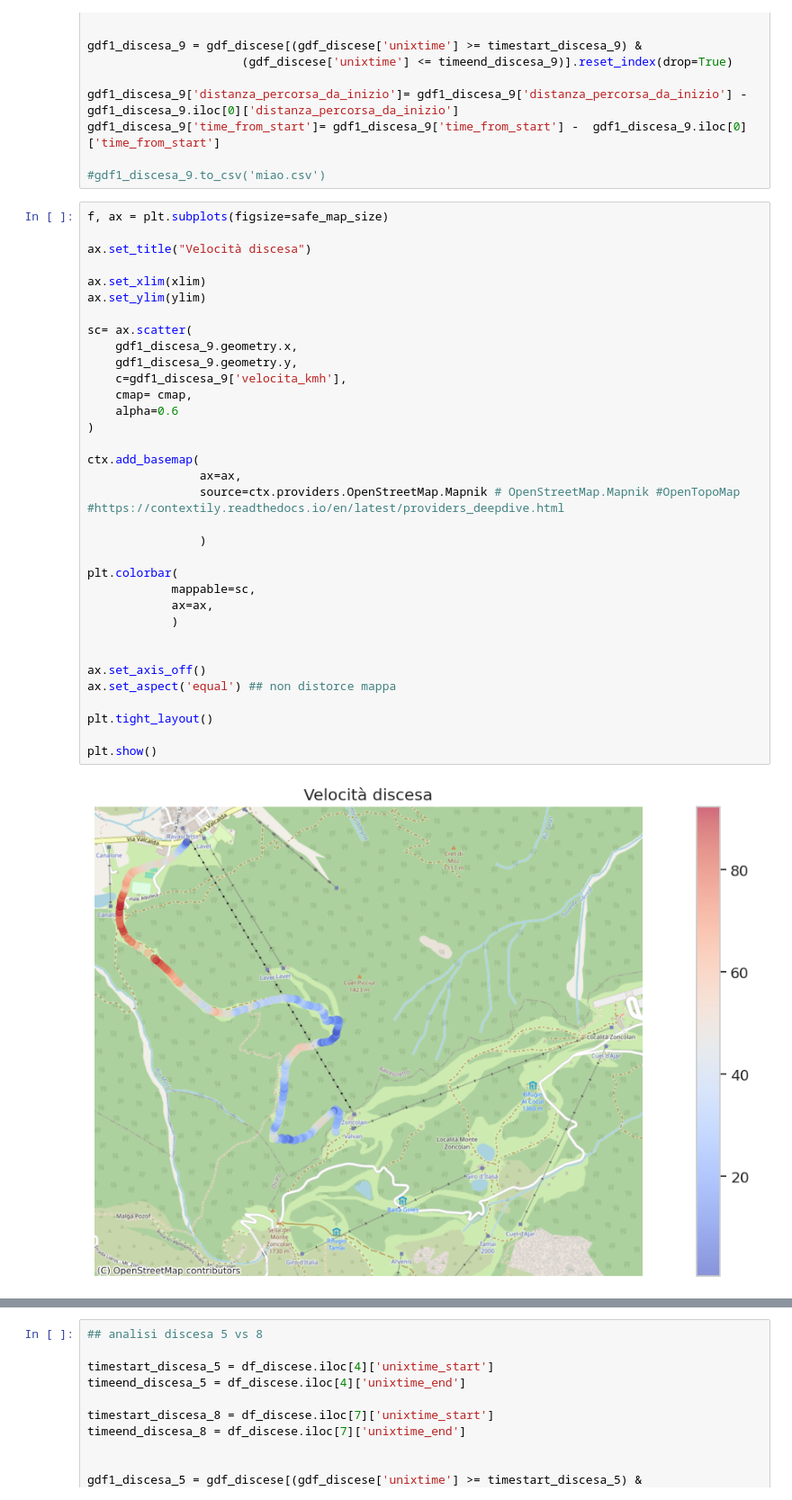
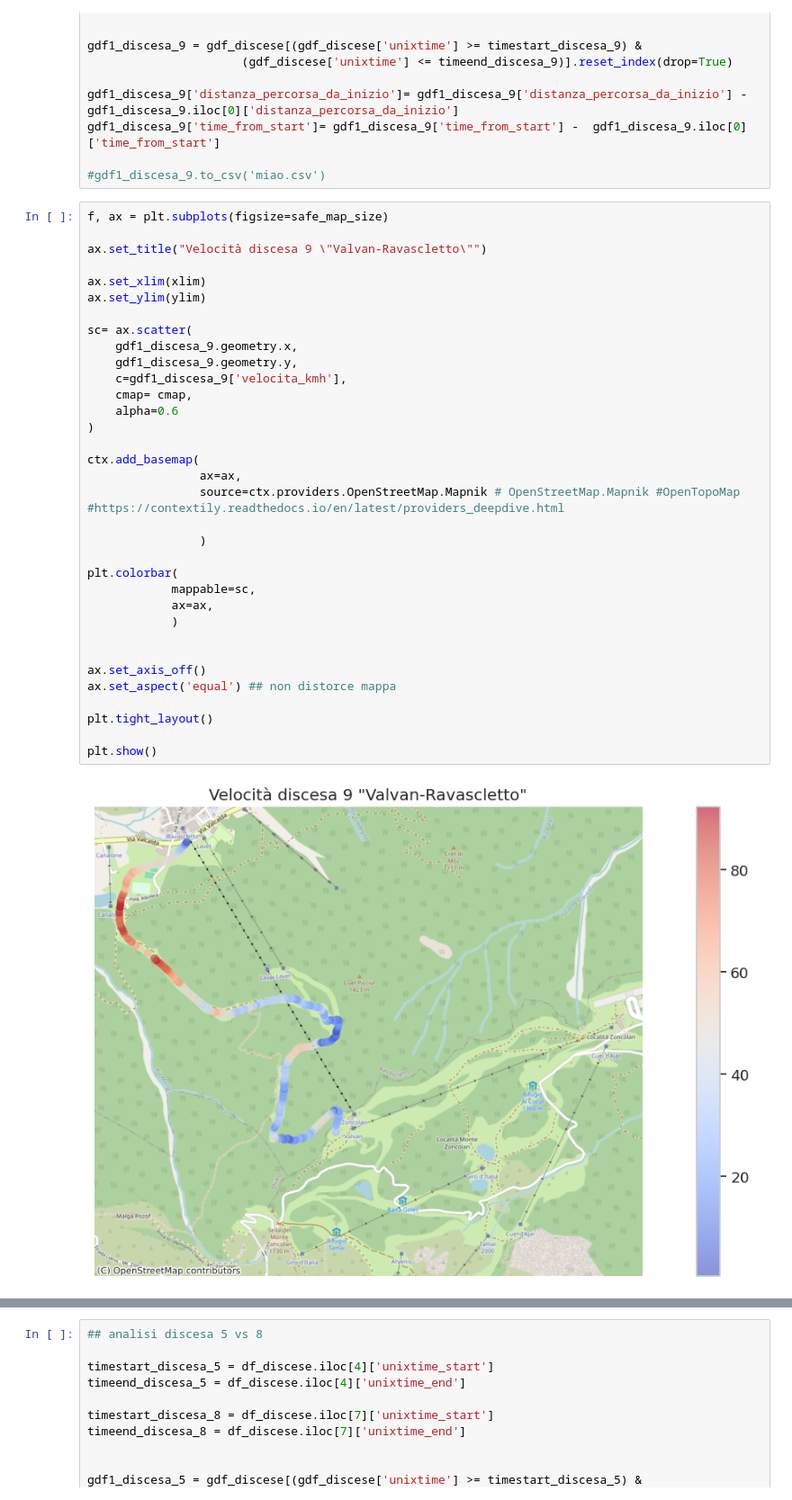
Before and after one commit to thomasmassarutto/DataSlopes, a Jupyter notebook: DataSlopes.ipynb, the cells around one changed output, grey strips where cells are left out. Shown at 90% size. Cells and saved outputs as stored; diff of their text form.

```diff
--- a/DataSlopes.ipynb
+++ b/DataSlopes.ipynb
@@ -732,39 +729,39 @@ gdf1_discesa_9['time_from_start']= gdf1_discesa_9['time_from_start'] -  gdf1_dis
 # %%
 f, ax = plt.subplots(figsize=safe_map_size)
 
-ax.set_title("Velocità discesa")
+ax.set_title("Velocità discesa 9 \"Valvan-Ravascletto\"")
 
 ax.set_xlim(xlim)
 ax.set_ylim(ylim)
 
 sc= ax.scatter(
     gdf1_discesa_9.geometry.x,
     gdf1_discesa_9.geometry.y,
     c=gdf1_discesa_9['velocita_kmh'],
     cmap= cmap,
     alpha=0.6
 )
 
 ctx.add_basemap(
                 ax=ax,
                 source=ctx.providers.OpenStreetMap.Mapnik # OpenStreetMap.Mapnik #OpenTopoMap #https://contextily.readthedocs.io/en/latest/providers_deepdive.html
 
                 )
 
 plt.colorbar(
             mappable=sc,
             ax=ax,
             )
 
 
 ax.set_axis_off()
 ax.set_aspect('equal') ## non distorce mappa
 
 plt.tight_layout()
 
 plt.show()
 # %% [output]
-[figure, old version]
+[figure, new version]
 # %%
 f, ax = plt.subplots(1, 1, figsize=safe_image_size)
 
```
Also changed, not shown: parts of 15 cells of this notebook, 1 other file.
